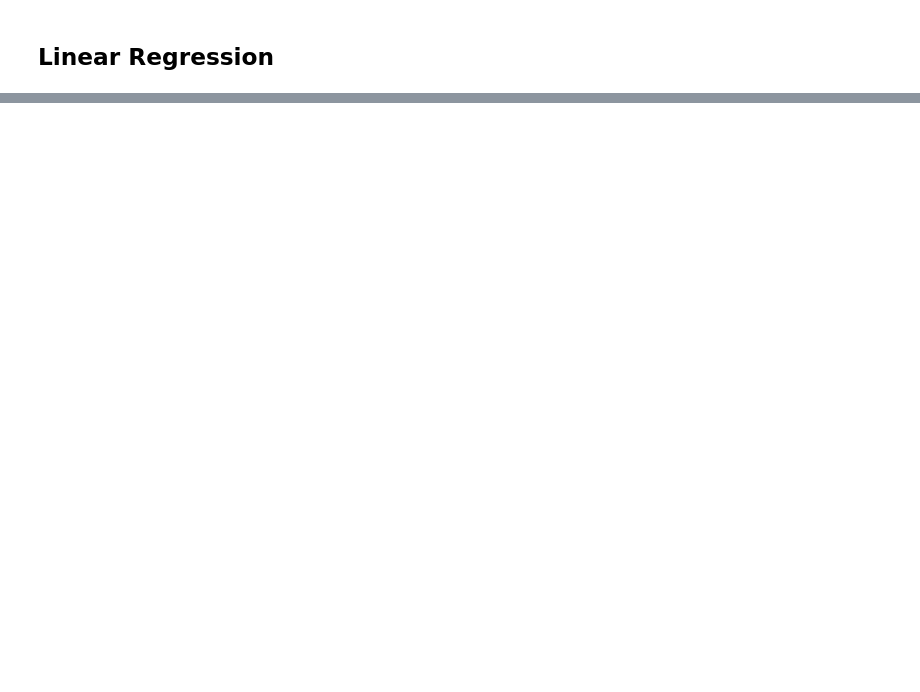
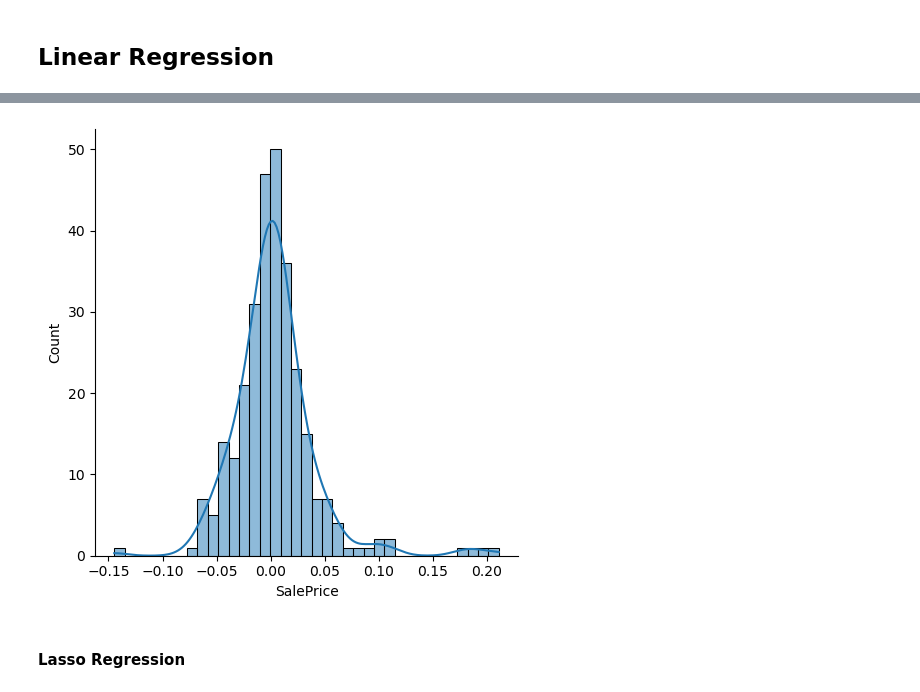
Before and after one commit to Debnath-Goutam/Housing, a Jupyter notebook: Housing.ipynb, the cells around one changed output, grey strips where cells are left out. Cells and saved outputs as stored; diff of their text form; code cells hidden in the pictures; blank space fills up the shorter version.

```diff
--- a/Housing.ipynb
+++ b/Housing.ipynb
@@ -402,0 +467,4 @@ from sklearn.linear_model import Ridge
+# %%
+rid = Ridge(alpha=ridge_cv.alpha_)
+# %%
+rid.fit(X=X_train, y=y_train)
@@ -402,0 +485,2 @@ from sklearn.linear_model import Ridge
+# %%
+y_pred_rid_test = rid.predict(X_test)
@@ -402,0 +571,9 @@ from sklearn.linear_model import Ridge
+# %%
+res_rid = y_test - y_pred_rid_test
+# %%
+sns.displot(res_rid, kde=True)
+plt.show()
+# %% [output]
+[figure, added]
+# %% [markdown]
+#### Lasso Regression
```
Also changed, not shown: parts of 64 cells of this notebook.
